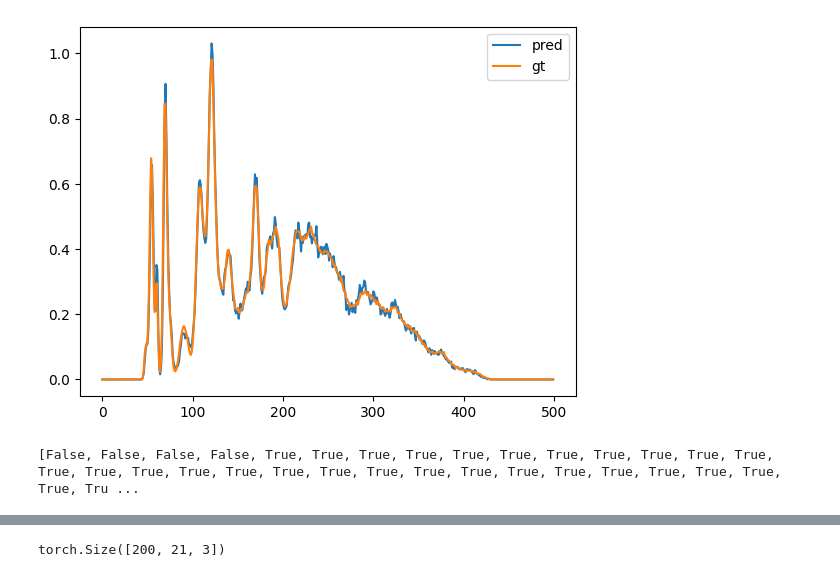
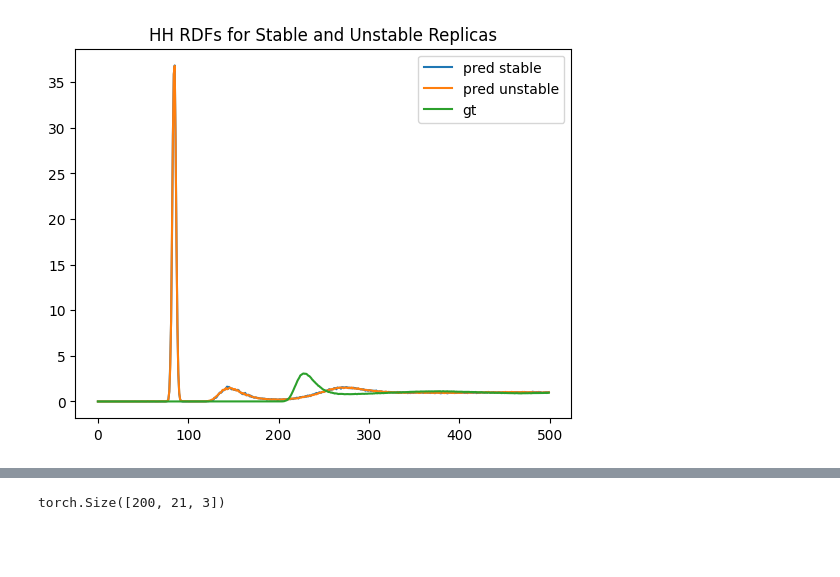
Before and after one commit to jeevster/implicit-md, a Jupyter notebook: Untitled.ipynb, the cells around one changed output, grey strips where cells are left out. Drawn from its saved outputs; the diff is of its cells as text; code cells hidden in the pictures; blank space fills up the shorter version.

```diff
--- a/Untitled.ipynb
+++ b/Untitled.ipynb
@@ -60,11 +60,42 @@ from mdsim.observables.common import BondLengthDeviation
 # plt.yscale("log")
 # plt.title("Water Instability, Gemnet-T-1k")
 
-gt_rdf = np.load("/home/sanjeevr/implicit-md/results_md17/IMPLICIT_schnet_aspirin_TEST_lr=0.001_efweight=1/gt_rdf.npy")
-pred_rdf = np.load("/home/sanjeevr/implicit-md/results_md17/IMPLICIT_schnet_aspirin_TEST_lr=0.001_efweight=1/rdfs_epoch0.npy").mean((0,1))
 
+#Water
+epoch = 3
+gt_rdf = np.load("/home/sanjeevr/implicit-md/results_smallgemnet/IMPLICIT_gemnet_t_water_TEST_understandstructures_lr=0.001_efweight=0/gt_OO_rdf.npy")
+stable_replicas = np.load(f"/home/sanjeevr/implicit-md/results_smallgemnet/IMPLICIT_gemnet_t_water_TEST_widerwindow_lr=0.001_efweight=0/stable_replicas_epoch{epoch}.npy")
+pred_rdf_unstable = np.load(f"/home/sanjeevr/implicit-md/results_smallgemnet/IMPLICIT_gemnet_t_water_TEST_widerwindow_lr=0.001_efweight=0/rdfs_epoch{epoch}.npy")[:, ~stable_replicas].mean((0,1))[1000:]
+pred_rdf_stable = np.load(f"/home/sanjeevr/implicit-md/results_smallgemnet/IMPLICIT_gemnet_t_water_TEST_widerwindow_lr=0.001_efweight=0/rdfs_epoch{epoch}.npy")[:, stable_replicas].mean((0,1))[1000:]
+print(stable_replicas)
 plt.figure()
-plt.plot(pred_rdf, label = "pred")
+plt.plot(pred_rdf_stable, label = "pred stable")
+plt.plot(pred_rdf_unstable, label = "pred unstable")
 plt.plot(gt_rdf, label = "gt")
 plt.legend()
+plt.title("HH RDFs for Stable and Unstable Replicas")
+print("Stable MSE Loss: ", ((pred_rdf_stable - gt_rdf)**2).mean())
+print("Unstable MSE Loss: ", ((pred_rdf_unstable - gt_rdf)**2).mean())
+
+#MD17
+# gt_rdf = np.load("/home/sanjeevr/implicit-md/results_md17/IMPLICIT_schnet_aspirin_TEST_lr=0.001_efweight=1/gt_rdf.npy")
+# stable_replicas = np.load("/home/sanjeevr/implicit-md/results_md17/IMPLICIT_schnet_aspirin_TEST_lr=0.001_efweight=1/stable_replicas_epoch29.npy")
+# pred_rdf_unstable = np.load("/home/sanjeevr/implicit-md/results_md17/IMPLICIT_schnet_aspirin_TEST_lr=0.001_efweight=1/rdfs_epoch29.npy")[:, ~stable_replicas].mean((0,1))
+# pred_rdf_stable = np.load("/home/sanjeevr/implicit-md/results_md17/IMPLICIT_schnet_aspirin_TEST_lr=0.001_efweight=1/rdfs_epoch29.npy")[:, stable_replicas].mean((0,1))
+# plt.figure()
+# plt.plot(pred_rdf_stable, label = "pred stable")
+# plt.plot(pred_rdf_unstable, label = "pred unstable")
+# plt.plot(gt_rdf, label = "gt")
+# plt.legend()
+# plt.title("MD17 RDFs for Stable and Unstable Replicas")
+# print("Stable MSE Loss: ", ((pred_rdf_stable - gt_rdf)**2).mean())
+# print("Unstable MSE Loss: ", ((pred_rdf_unstable - gt_rdf)**2).mean())
+
+
+# plt.figure()
+# test = np.load("/home/sanjeevr/implicit-md/water_unstable_HH.npy")
+# print(test.shape)
+# plt.plot(gt_rdf, label = "true")
+# plt.plot(test, label = "pred")
+# plt.legend()
 # %% [output]
@@ -72,4 +105,4 @@ plt.legend()
-[figure, old version]
+[figure, new version]
 # %%
 import gsd.hoomd
 from tqdm import tqdm
@@ -82,8 +115,9 @@ def cart2frac(coord, cell):
 
 def create_frame(step, position, velocity):
     # Particle positions, velocities, diameter
+    cell = torch.Tensor(np.load('/home/sanjeevr/implicit-md/water_cell.npy'))
     natoms = position.shape[0]
-    position = torch.Tensor(position)
+    position = torch.Tensor(position) % torch.diag(cell)
     partpos = position.tolist()
     velocities = velocity.tolist()
     diameter = 0.8*np.ones((natoms,))
@@ -95,33 +129,30 @@ def create_frame(step, position, velocity):
     s.particles.position = partpos
     s.particles.velocity = velocities
     s.particles.diameter = diameter
-    cell = np.load('/home/sanjeevr/implicit-md/aspirin_cell.npy')
     s.configuration.box= [cell[0][0], cell[1][1], cell[2][2], 0, 0, 0]
     #s.configuration.step = 0.04
-    bonds = np.load('/home/sanjeevr/implicit-md/aspirin_bonds.npy')
+    bonds = np.load('/home/sanjeevr/implicit-md/water_bonds.npy')
     s.bonds.N = bonds.shape[0]
     s.bonds.group = bonds
     return s
 
-epochs = np.arange(57, 103)
-positions = []
-stabilities = []
-for epoch in tqdm(epochs):
-    replica = 7
-    stab = np.load(f"/home/sanjeevr/implicit-md/results_md17/IMPLICIT_schnet_aspirin_TEST_widerrdf_lr=0.001_efweight=1/stable_replicas_epoch{epoch}.npy")
-    stabilities.append(stab[replica])
-    pos = np.load(f"/home/sanjeevr/implicit-md/results_md17/IMPLICIT_schnet_aspirin_TEST_widerrdf_lr=0.001_efweight=1/stacked_radii_epoch{epoch}.npy")
-    positions.append(pos[-1, replica])
+positions = np.load('/home/sanjeevr/implicit-md/results_smallgemnet/IMPLICIT_gemnet_t_water_TEST_widerwindow_lr=0.001_efweight=0/stacked_radii_epoch3.npy')[:, 0]
+
+# epochs = np.arange(57, 103)
+# positions = []
+# stabilities = []
+# for epoch in tqdm(epochs):
+#     replica = 7
+#     stab = np.load(f"/home/sanjeevr/implicit-md/results_md17/IMPLICIT_schnet_aspirin_TEST_widerrdf_lr=0.001_efweight=1/stable_replicas_epoch{epoch}.npy")
+#     stabilities.append(stab[replica])
+#     pos = np.load(f"/home/sanjeevr/implicit-md/results_md17/IMPLICIT_schnet_aspirin_TEST_widerrdf_lr=0.001_efweight=1/stacked_radii_epoch{epoch}.npy")
+#     positions.append(pos[-1, replica])
 
 i=0
-t = gsd.hoomd.open(name=f'/home/sanjeevr/implicit-md/aspirin_1k_schnet_replica_{replica}_progression.gsd', mode='w')
+t = gsd.hoomd.open(name=f'/home/sanjeevr/implicit-md/water_epoch3.gsd', mode='w')
 velocities = np.zeros_like(np.array(positions))
 for pos, vel in tqdm(zip(positions, velocities)):
     t.append(create_frame(i, pos, vel))
     i+=1
 t.close()
-
-print(stabilities)
-# %% [output]
-[False, False, False, False, True, True, True, True, True, True, True, True, True, True, True, True, True, True, True, True, True, True, True, True, True, True, True, True, True, True, True, True, Tru ...
 # %%
```
Also changed, not shown: parts of 3 cells of this notebook, 5 other files.
